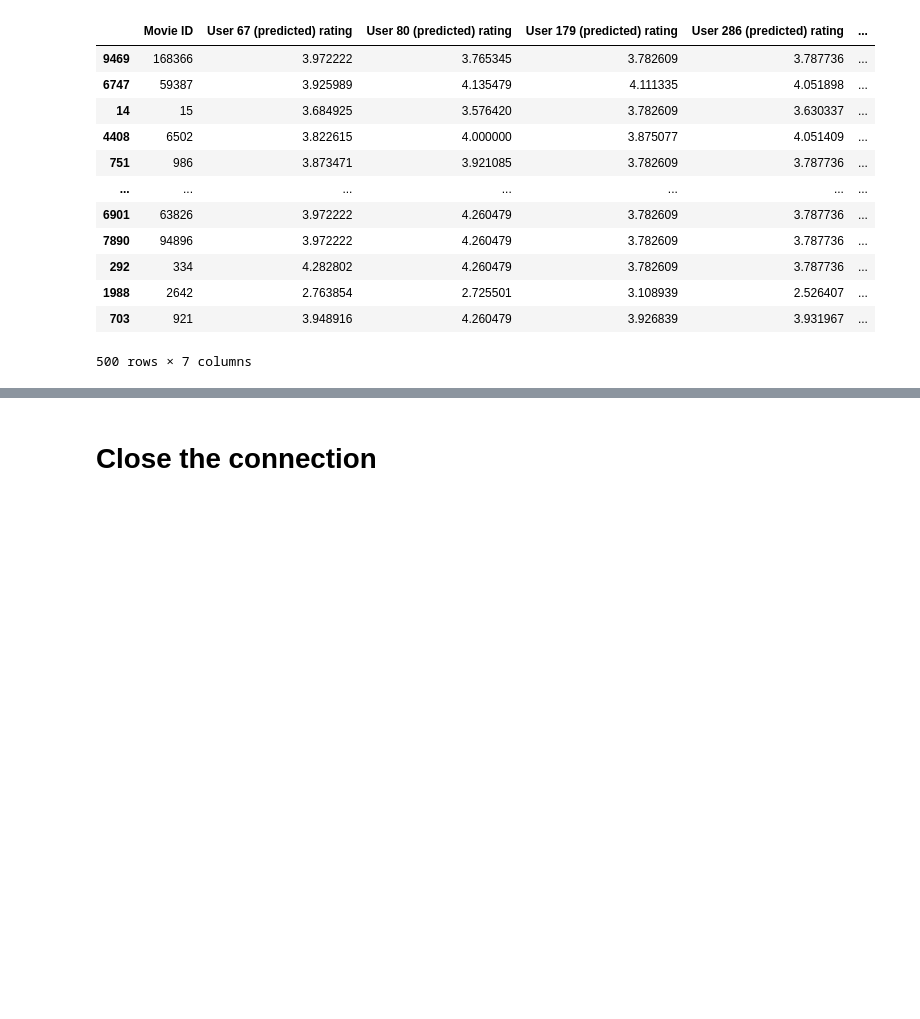
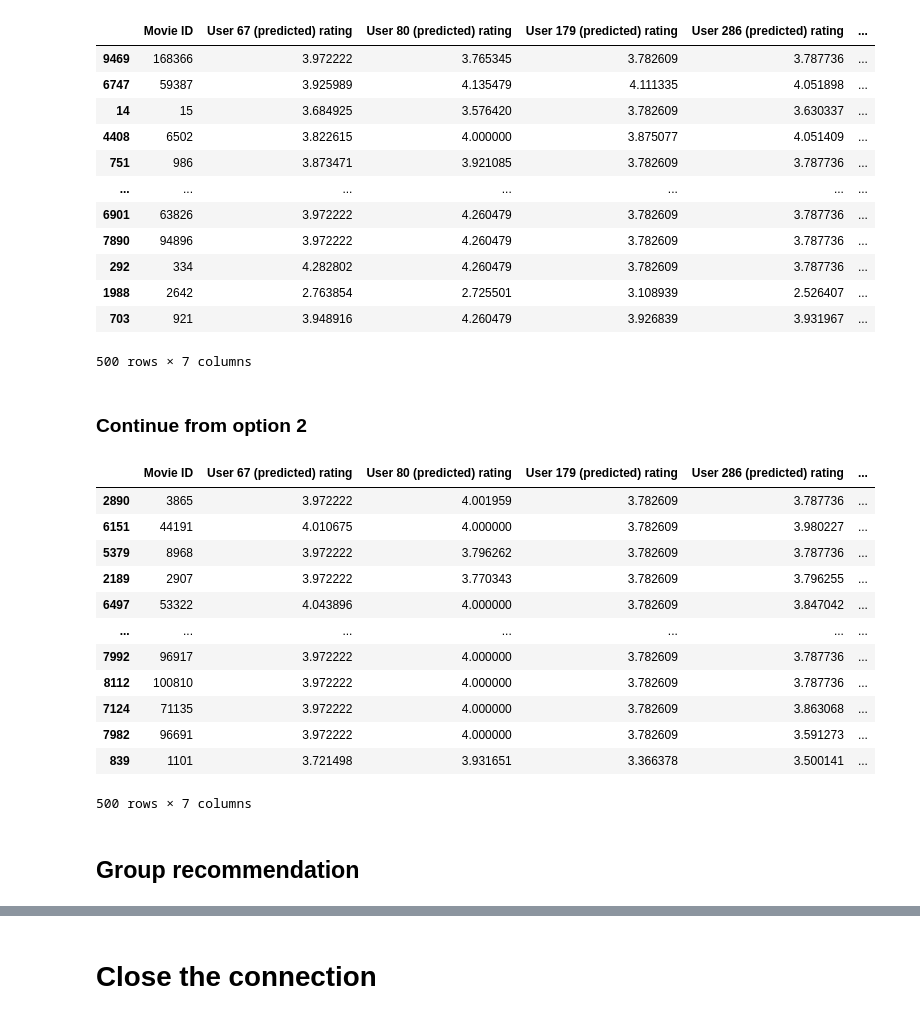
Before and after one commit to MinhNhatTRUONG-2001/movie-lens, a Jupyter notebook: movie-lens.ipynb, the cells around one changed output, grey strips where cells are left out. Cells and saved outputs as stored; diff of their text form; code cells hidden in the pictures; blank space fills up the shorter version.

```diff
--- a/movie-lens.ipynb
+++ b/movie-lens.ipynb
@@ -175,0 +284,18 @@ Predict movie ratings for user ID: 545
+# %%
+top_k_users = 50 # Top k users b with highest sim value for each user a in the group
+group_new_sim_dfs = [] # Stores similarities tables of all users in the group
+user_id_list = rt["userId"].unique()
+for user_a_id in group:
+    new_sim_list = []
+    for user_b_id in user_id_list:
+        if user_b_id == user_a_id:
+            continue
+        else:
+            mean_rating_b, sim_a_b = pearson_jaccard_similarity(user_a_id, user_b_id)
+            sim_a_b_row = [user_b_id, mean_rating_b, sim_a_b]
+            new_sim_list.append(sim_a_b_row)
+    new_sim_df = pd.DataFrame(new_sim_list, columns=['User b ID', 'User b mean rating', 'sim(a,b)'])
+    new_sim_df = new_sim_df.sort_values(by="sim(a,b)", ascending=False)
+    new_sim_df = new_sim_df[:top_k_users]
+    group_new_sim_dfs.append(new_sim_df)
+group_new_sim_dfs[0][:20] # Show similarity users of the first user in the group
@@ -175,0 +322,7 @@ Predict movie ratings for user ID: 545
+# %%
+group_new_predicted_movie_ratings = [] # Stores predicted_movie_ratings tables of all users in the group
+for i, sim_df in enumerate(group_new_sim_dfs):
+    predicted_movie_ratings = pd.DataFrame(make_prediction(group[i], sim_df, conn), columns=['Movie ID', 'User a (predicted) movie rating'])
+    predicted_movie_ratings = predicted_movie_ratings.astype({'Movie ID': int})
+    group_new_predicted_movie_ratings.append(predicted_movie_ratings)
+group_new_predicted_movie_ratings[0] # Show predicted ratings of the first user in the group
@@ -204,3 +378,36 @@ filtered_and_sorted_merged_group_predicted_movie_ratings_df
 | 1988 | 2642 | 2.763854 | 2.725501 | 3.108939 | 2.526407 | ... |
 | 703 | 921 | 3.948916 | 4.260479 | 3.926839 | 3.931967 | ... |
 500 rows × 7 columns
+# %% [markdown]
+### Continue from option 2
+# %%
+# Merge all group members' predicted movie ratings into a single table by movie ID
+merged_group_new_predicted_movie_ratings_df = group_new_predicted_movie_ratings[0]
+merged_group_new_predicted_movie_ratings_df = merged_group_new_predicted_movie_ratings_df.rename(columns={'User a (predicted) movie rating': f'User {group[0]} (predicted) rating'})
+for i in range(1, len(group_new_predicted_movie_ratings)):
+    temp_predicted_movie_ratings_df = group_new_predicted_movie_ratings[i].rename(columns={'User a (predicted) movie rating': f'User {group[i]} (predicted) rating'})
+    merged_group_new_predicted_movie_ratings_df = pd.merge(merged_group_new_predicted_movie_ratings_df, temp_predicted_movie_ratings_df, on="Movie ID")
+
+# Add a new column for calculating rating differences between the max and min predicted ratings for each movie
+merged_group_new_predicted_movie_ratings_df['Rating Difference'] = merged_group_new_predicted_movie_ratings_df[[f'User {user_id} (predicted) rating' for user_id in group]].max(axis=1) - merged_group_new_predicted_movie_ratings_df[[f'User {user_id} (predicted) rating' for user_id in group]].min(axis=1)
+sorted_merged_group_new_predicted_movie_ratings_df = merged_group_new_predicted_movie_ratings_df.sort_values(by='Rating Difference')
+
+# Get top 500 lowest rating difference
+filtered_sorted_merged_group_new_predicted_movie_ratings_df = sorted_merged_group_new_predicted_movie_ratings_df[:500]
+filtered_sorted_merged_group_new_predicted_movie_ratings_df
+# %% [output]
+|  | Movie ID | User 67 (predicted) rating | User 80 (predicted) rating | User 179 (predicted) rating | User 286 (predicted) rating | ... |
+| 2890 | 3865 | 3.972222 | 4.001959 | 3.782609 | 3.787736 | ... |
+| 6151 | 44191 | 4.010675 | 4.000000 | 3.782609 | 3.980227 | ... |
+| 5379 | 8968 | 3.972222 | 3.796262 | 3.782609 | 3.787736 | ... |
+| 2189 | 2907 | 3.972222 | 3.770343 | 3.782609 | 3.796255 | ... |
+| 6497 | 53322 | 4.043896 | 4.000000 | 3.782609 | 3.847042 | ... |
+| ... | ... | ... | ... | ... | ... | ... |
+| 7992 | 96917 | 3.972222 | 4.000000 | 3.782609 | 3.787736 | ... |
+| 8112 | 100810 | 3.972222 | 4.000000 | 3.782609 | 3.787736 | ... |
+| 7124 | 71135 | 3.972222 | 4.000000 | 3.782609 | 3.863068 | ... |
+| 7982 | 96691 | 3.972222 | 4.000000 | 3.782609 | 3.591273 | ... |
+| 839 | 1101 | 3.721498 | 3.931651 | 3.366378 | 3.500141 | ... |
+500 rows × 7 columns
+# %% [markdown]
+## Group recommendation
```
Also changed, not shown: parts of 18 cells of this notebook.
